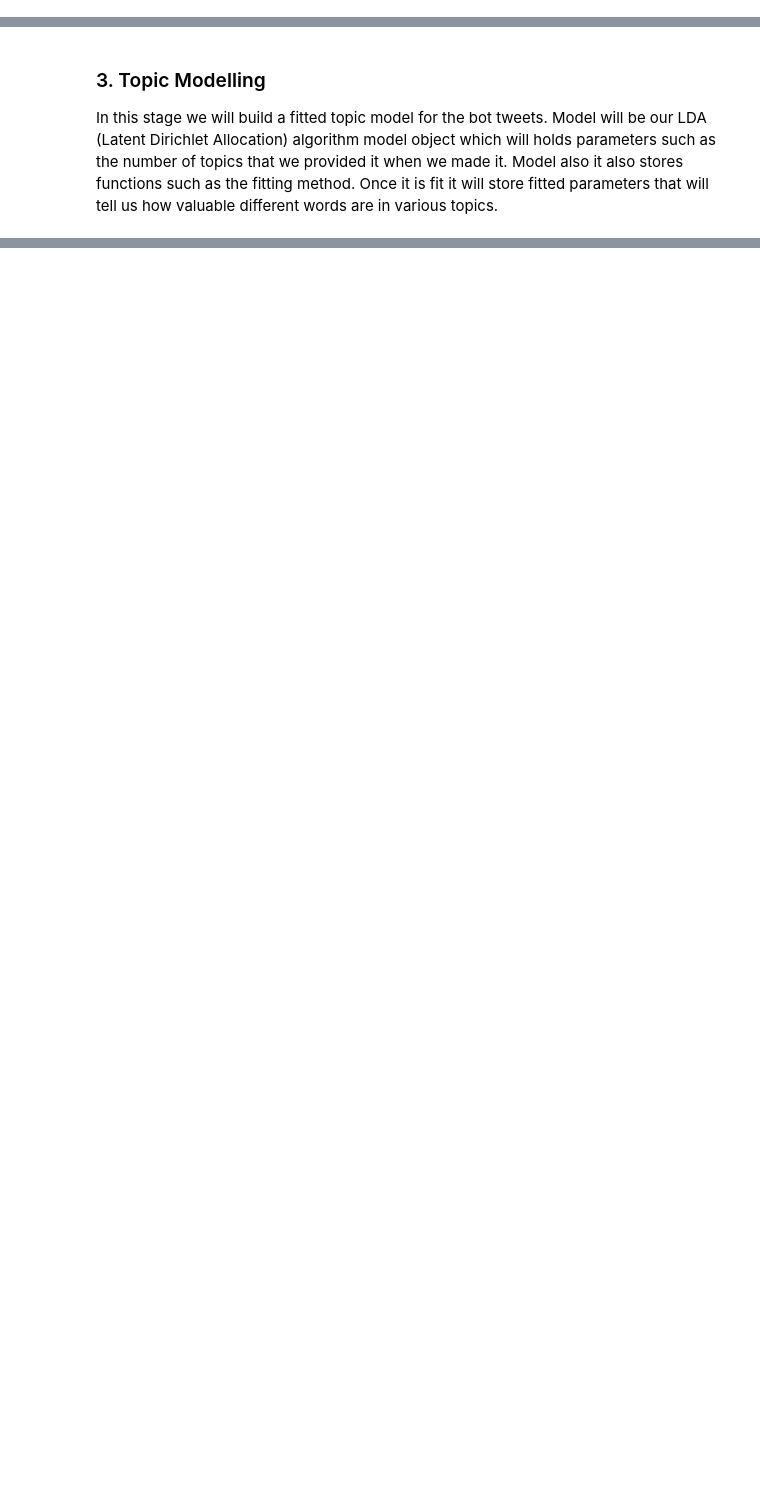
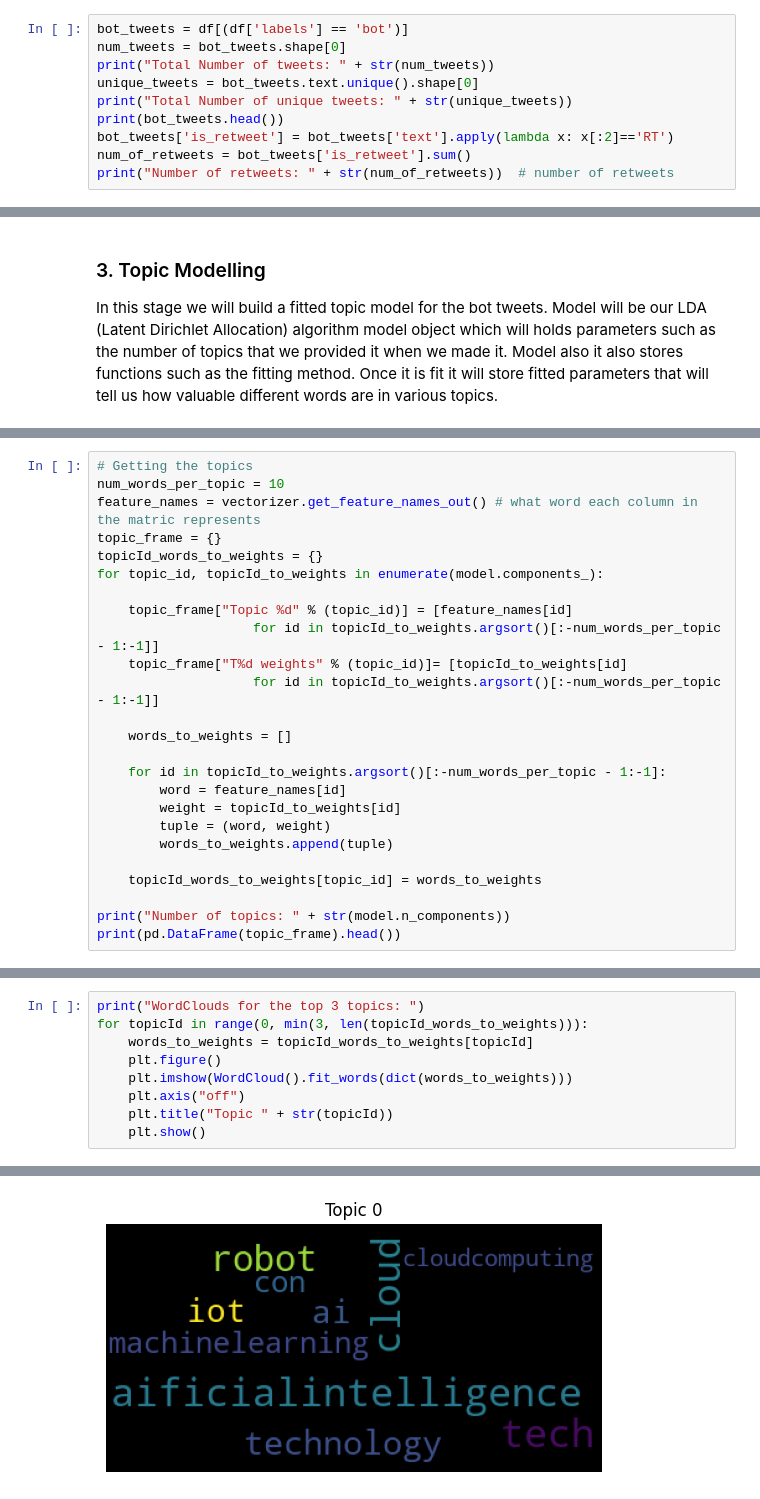
Before and after one commit to alanelbert/396h_twitter_bots, a Jupyter notebook: Final_Notebook.ipynb, the cells around one changed output, grey strips where cells are left out. Cells and saved outputs as stored; diff of their text form; blank space fills up the shorter version.

```diff
--- a/Final_Notebook.ipynb
+++ b/Final_Notebook.ipynb
@@ -34,0 +60,10 @@ print(bot_tweets.head())
+# %%
+bot_tweets = df[(df['labels'] == 'bot')]
+num_tweets = bot_tweets.shape[0]
+print("Total Number of tweets: " + str(num_tweets))
+unique_tweets = bot_tweets.text.unique().shape[0]
+print("Total Number of unique tweets: " + str(unique_tweets))
+print(bot_tweets.head())
+bot_tweets['is_retweet'] = bot_tweets['text'].apply(lambda x: x[:2]=='RT')
+num_of_retweets = bot_tweets['is_retweet'].sum()
+print("Number of retweets: " + str(num_of_retweets))  # number of retweets
@@ -237,0 +278,25 @@ print_topics(model, featureNames, noTopWords)
+# %%
+# Getting the topics
+num_words_per_topic = 10
+feature_names = vectorizer.get_feature_names_out() # what word each column in the matric represents
+topic_frame = {}
+topicId_words_to_weights = {}
+for topic_id, topicId_to_weights in enumerate(model.components_):
+
+    topic_frame["Topic %d" % (topic_id)] = [feature_names[id]
+                    for id in topicId_to_weights.argsort()[:-num_words_per_topic - 1:-1]]
+    topic_frame["T%d weights" % (topic_id)]= [topicId_to_weights[id]
+                    for id in topicId_to_weights.argsort()[:-num_words_per_topic - 1:-1]]
+
+    words_to_weights = []
+
+    for id in topicId_to_weights.argsort()[:-num_words_per_topic - 1:-1]:
+        word = feature_names[id]
+        weight = topicId_to_weights[id]
+        tuple = (word, weight)
+        words_to_weights.append(tuple)
+
+    topicId_words_to_weights[topic_id] = words_to_weights
+
+print("Number of topics: " + str(model.n_components))
+print(pd.DataFrame(topic_frame).head())
@@ -237,0 +326,10 @@ print_topics(model, featureNames, noTopWords)
+# %%
+print("WordClouds for the top 3 topics: ")
+for topicId in range(0, min(3, len(topicId_words_to_weights))):
+    words_to_weights = topicId_words_to_weights[topicId]
+    plt.figure()
+    plt.imshow(WordCloud().fit_words(dict(words_to_weights)))
+    plt.axis("off")
+    plt.title("Topic " + str(topicId))
+    plt.show()
+# %% [output]
@@ -237,0 +337 @@ print_topics(model, featureNames, noTopWords)
+[figure, added]
```
Also changed, not shown: parts of 25 cells of this notebook.
